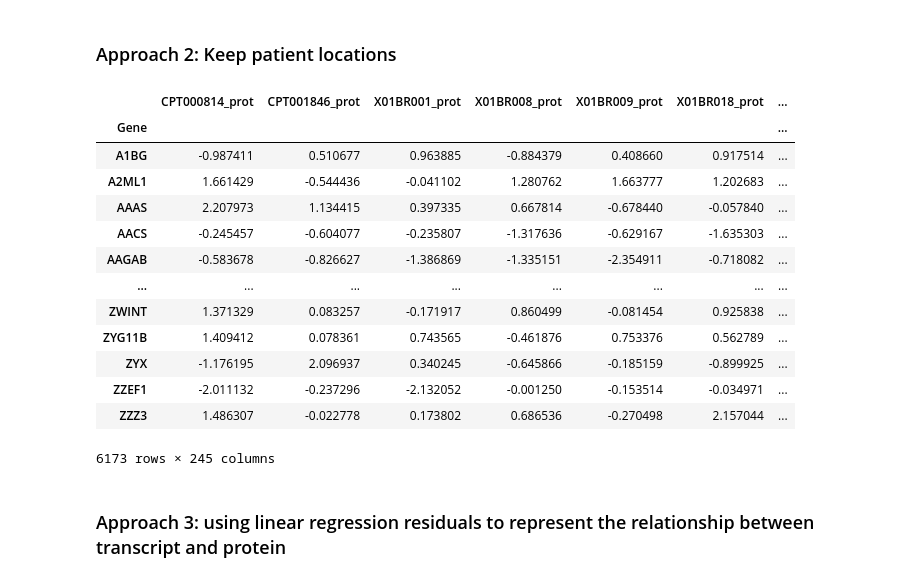
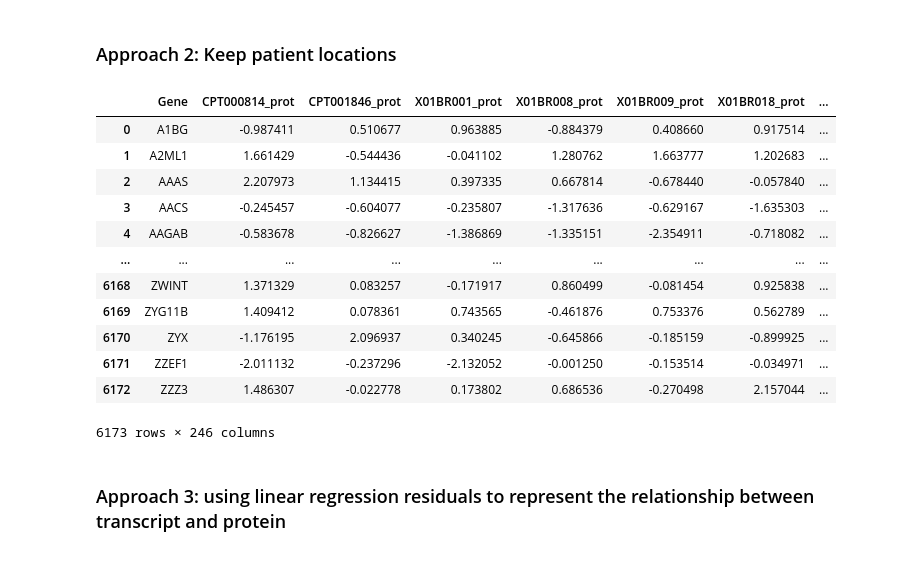
Before and after one commit to kenlzh1996/AI-omics-integration, a Jupyter notebook: Creating-Tables/Dataset setup for tables (xgboost, deepinsight).ipynb, the cells around one changed output. Saved outputs shown, nothing was run; the diff lists cells and outputs as text; code cells hidden in the pictures.

```diff
--- a/Creating-Tables/Dataset setup for tables (xgboost, deepinsight).ipynb
+++ b/Creating-Tables/Dataset setup for tables (xgboost, deepinsight).ipynb
@@ -117,23 +102,23 @@ kr_random_labeled.to_csv(path + "Datasets/kr_ScrambledRow_0922.csv")
 # %%
 # merge the label and set the index back to gene
 kr_keep_labeled = kr.merge(labels, how='inner', on='Gene')
-kr_keep_labeled.set_index('Gene')
+#kr_keep_labeled.set_index('Gene')
 # 6173x245
+kr_keep_labeled
 # %% [output]
-|  | CPT000814_prot | CPT001846_prot | X01BR001_prot | X01BR008_prot | X01BR009_prot | X01BR018_prot | ... |
-| Gene |  |  |  |  |  |  | ... |
-| A1BG | -0.987411 | 0.510677 | 0.963885 | -0.884379 | 0.408660 | 0.917514 | ... |
-| A2ML1 | 1.661429 | -0.544436 | -0.041102 | 1.280762 | 1.663777 | 1.202683 | ... |
-| AAAS | 2.207973 | 1.134415 | 0.397335 | 0.667814 | -0.678440 | -0.057840 | ... |
-| AACS | -0.245457 | -0.604077 | -0.235807 | -1.317636 | -0.629167 | -1.635303 | ... |
-| AAGAB | -0.583678 | -0.826627 | -1.386869 | -1.335151 | -2.354911 | -0.718082 | ... |
-| ... | ... | ... | ... | ... | ... | ... | ... |
-| ZWINT | 1.371329 | 0.083257 | -0.171917 | 0.860499 | -0.081454 | 0.925838 | ... |
-| ZYG11B | 1.409412 | 0.078361 | 0.743565 | -0.461876 | 0.753376 | 0.562789 | ... |
-| ZYX | -1.176195 | 2.096937 | 0.340245 | -0.645866 | -0.185159 | -0.899925 | ... |
-| ZZEF1 | -2.011132 | -0.237296 | -2.132052 | -0.001250 | -0.153514 | -0.034971 | ... |
-| ZZZ3 | 1.486307 | -0.022778 | 0.173802 | 0.686536 | -0.270498 | 2.157044 | ... |
+|  | Gene | CPT000814_prot | CPT001846_prot | X01BR001_prot | X01BR008_prot | X01BR009_prot | X01BR018_prot | ... |
+| 0 | A1BG | -0.987411 | 0.510677 | 0.963885 | -0.884379 | 0.408660 | 0.917514 | ... |
+| 1 | A2ML1 | 1.661429 | -0.544436 | -0.041102 | 1.280762 | 1.663777 | 1.202683 | ... |
+| 2 | AAAS | 2.207973 | 1.134415 | 0.397335 | 0.667814 | -0.678440 | -0.057840 | ... |
+| 3 | AACS | -0.245457 | -0.604077 | -0.235807 | -1.317636 | -0.629167 | -1.635303 | ... |
+| 4 | AAGAB | -0.583678 | -0.826627 | -1.386869 | -1.335151 | -2.354911 | -0.718082 | ... |
+| ... | ... | ... | ... | ... | ... | ... | ... | ... |
+| 6168 | ZWINT | 1.371329 | 0.083257 | -0.171917 | 0.860499 | -0.081454 | 0.925838 | ... |
+| 6169 | ZYG11B | 1.409412 | 0.078361 | 0.743565 | -0.461876 | 0.753376 | 0.562789 | ... |
+| 6170 | ZYX | -1.176195 | 2.096937 | 0.340245 | -0.645866 | -0.185159 | -0.899925 | ... |
+| 6171 | ZZEF1 | -2.011132 | -0.237296 | -2.132052 | -0.001250 | -0.153514 | -0.034971 | ... |
+| 6172 | ZZZ3 | 1.486307 | -0.022778 | 0.173802 | 0.686536 | -0.270498 | 2.157044 | ... |
-6173 rows × 245 columns
+6173 rows × 246 columns
 # %%
 # export
 kr_keep_labeled.to_csv(path + "Datasets/kr_KeepPatientOrder_0922.csv")
```
Also changed, not shown: parts of 6 cells of this notebook, 24 other files.
